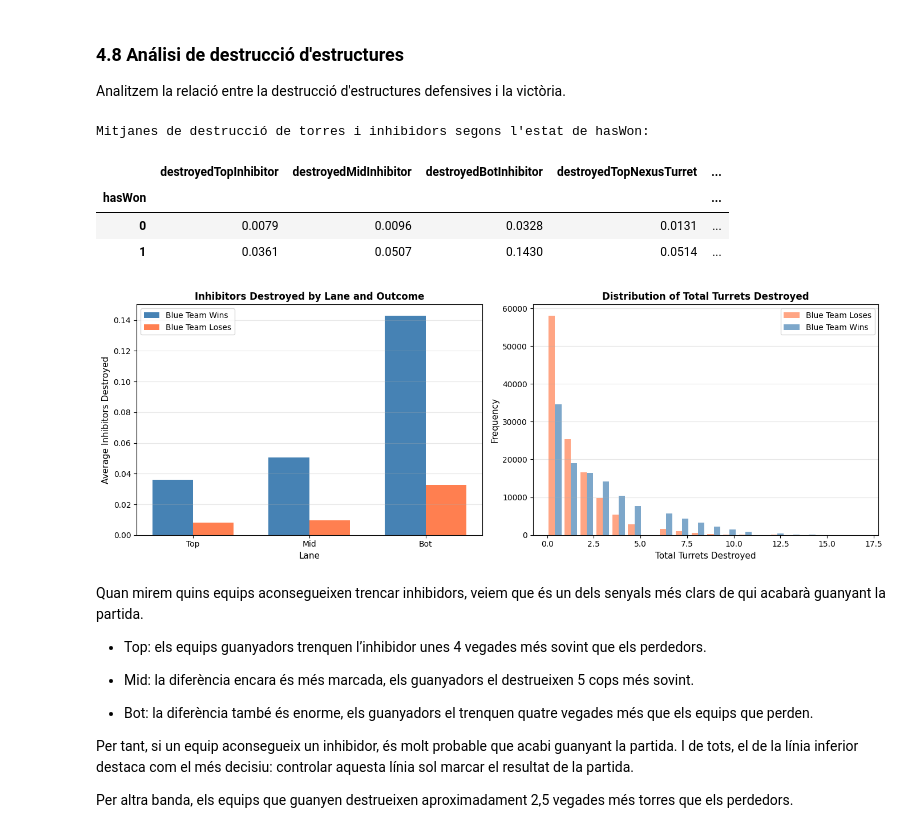
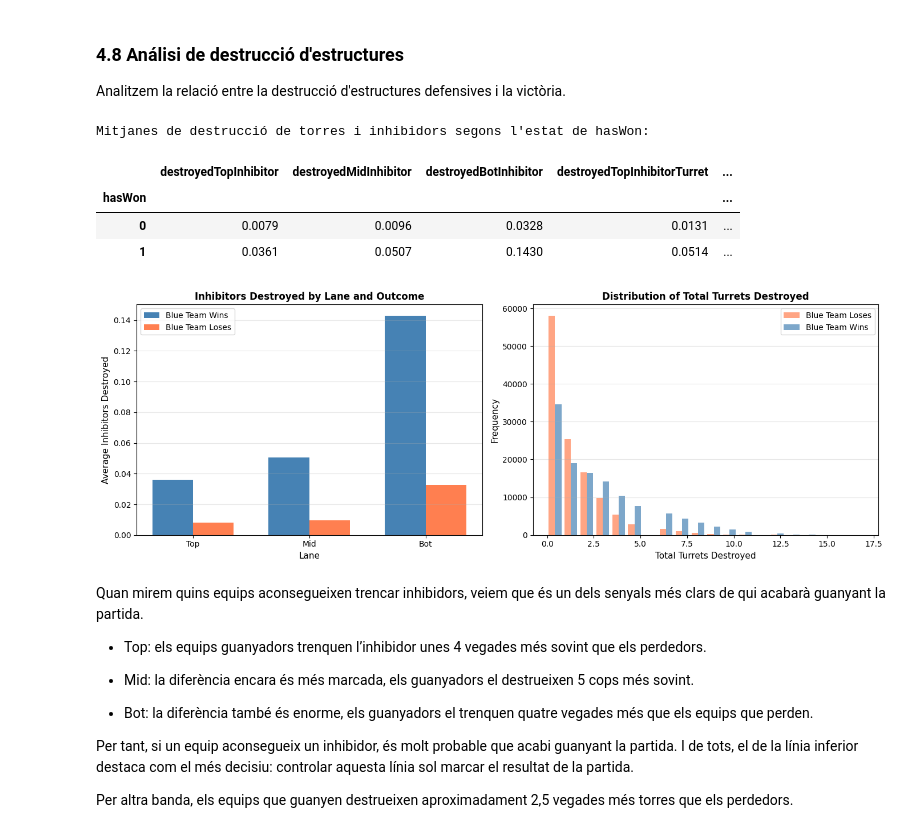
Before and after one commit to NIU1634990/kaggle_lol, a Jupyter notebook: kaggle.ipynb, the cells around one changed output. Drawn from its saved outputs; the diff is of its cells as text; code cells hidden in the pictures.

```diff
--- a/kaggle.ipynb
+++ b/kaggle.ipynb
@@ -718,19 +739,14 @@ Podem concloure que el control d'objectius (monstres) és millor predictor de vi
 ### 4.8 Análisi de destrucció d'estructures
 Analitzem la relació entre la destrucció d'estructures defensives i la victòria.
 # %%
-# Fem una còpia per no modificar el dataset original
-df_copy = df.copy()
-
-tower_inhibitor_stats = df_copy.groupby('hasWon').agg({
+tower_inhibitor_stats = df.groupby('hasWon').agg({
     'destroyedTopInhibitor': 'mean',
     'destroyedMidInhibitor': 'mean',
     'destroyedBotInhibitor': 'mean',
-    'destroyedTopNexusTurret': 'mean',
-    'destroyedMidNexusTurret': 'mean',
-    'destroyedBotNexusTurret': 'mean',
-    'destroyedTopBaseTurret': 'mean',
-    'destroyedMidBaseTurret': 'mean',
-    'destroyedBotBaseTurret': 'mean',
+    'destroyedTopInhibitorTurret': 'mean',
+    'destroyedMidInhibitorTurret': 'mean',
+    'destroyedBotInhibitorTurret': 'mean',
+    'destroyedNexusTurrets': 'mean',
     'destroyedTopInnerTurret': 'mean',
     'destroyedMidInnerTurret': 'mean',
     'destroyedBotInnerTurret': 'mean',
@@ -751,17 +767,16 @@ html = f"""
 display(HTML(html))
 
 # Nombre total de torres i inhibidors destruits
-df_copy['totalTurretsDestroyed'] = (df_copy['destroyedTopInhibitor'] + df_copy['destroyedMidInhibitor'] +
-                               df_copy['destroyedBotInhibitor'] + df_copy['destroyedTopNexusTurret'] +
-                               df_copy['destroyedMidNexusTurret'] + df_copy['destroyedBotNexusTurret'] +
-                               df_copy['destroyedTopBaseTurret'] + df_copy['destroyedMidBaseTurret'] +
-                               df_copy['destroyedBotBaseTurret'] + df_copy['destroyedTopInnerTurret'] +
-                               df_copy['destroyedMidInnerTurret'] + df_copy['destroyedBotInnerTurret'] +
-                               df_copy['destroyedTopOuterTurret'] + df_copy['destroyedMidOuterTurret'] +
-                               df_copy['destroyedBotOuterTurret'])
+df['totalTurretsDestroyed'] = (df['destroyedTopInhibitor'] + df['destroyedMidInhibitor'] +
+                               df['destroyedBotInhibitor'] + df['destroyedTopInhibitorTurret'] +
+                               df['destroyedMidInhibitorTurret'] + df['destroyedBotInhibitorTurret'] +
+                               df['destroyedNexusTurrets'] + df['destroyedTopInnerTurret'] +
+                               df['destroyedMidInnerTurret'] + df['destroyedBotInnerTurret'] +
+                               df['destroyedTopOuterTurret'] + df['destroyedMidOuterTurret'] +
+                               df['destroyedBotOuterTurret'])
 
-df_copy['totalInhibitorsDestroyed'] = (df_copy['destroyedTopInhibitor'] + df_copy['destroyedMidInhibitor'] +
-                                   df_copy['destroyedBotInhibitor'])
+df['totalInhibitorsDestroyed'] = (df['destroyedTopInhibitor'] + df['destroyedMidInhibitor'] +
+                                   df['destroyedBotInhibitor'])
 
 # Visualització
 fig, axes = plt.subplots(1, 2, figsize=(14, 5))
@@ -769,43 +784,43 @@ fig, axes = plt.subplots(1, 2, figsize=(14, 5))
 # Inhibidors per línia
 ax = axes[0]
 lanes = ['Top', 'Mid', 'Bot']
-wins_inh = [df_copy[df_copy['hasWon']==1]['destroyedTopInhibitor'].mean(),
-            df_copy[df_copy['hasWon']==1]['destroyedMidInhibitor'].mean(),
-            df_copy[df_copy['hasWon']==1]['destroyedBotInhibitor'].mean()]
-losses_inh = [df_copy[df_copy['hasWon']==0]['destroyedTopInhibitor'].mean(),
-              df_copy[df_copy['hasWon']==0]['destroyedMidInhibitor'].mean(),
-              df_copy[df_copy['hasWon']==0]['destroyedBotInhibitor'].mean()]
+wins_inh = [df[df['hasWon']==1]['destroyedTopInhibitor'].mean(),
+            df[df['hasWon']==1]['destroyedMidInhibitor'].mean(),
+            df[df['hasWon']==1]['destroyedBotInhibitor'].mean()]
+losses_inh = [df[df['hasWon']==0]['destroyedTopInhibitor'].mean(),
+              df[df['hasWon']==0]['destroyedMidInhibitor'].mean(),
+              df[df['hasWon']==0]['destroyedBotInhibitor'].mean()]
 
 x = np.arange(len(lanes))
 width = 0.35
 ax.bar(x - width/2, wins_inh, width, label='Blue Team Wins', color='steelblue')
 ax.bar(x + width/2, losses_inh, width, label='Blue Team Loses', color='coral')
 ax.set_xlabel('Lane', fontsize=11)
 ax.set_ylabel('Average Inhibitors Destroyed', fontsize=11)
 ax.set_title('Inhibitors Destroyed by Lane and Outcome', fontsize=12, fontweight='bold')
 ax.set_xticks(x)
 ax.set_xticklabels(lanes)
 ax.legend()
 ax.grid(axis='y', alpha=0.3)
 
 # Distribució del total d'estructures destruides
 ax = axes[1]
-wins_data = df_copy[df_copy['hasWon']==1]['totalTurretsDestroyed']
-losses_data = df_copy[df_copy['hasWon']==0]['totalTurretsDestroyed']
+wins_data = df[df['hasWon']==1]['totalTurretsDestroyed']
+losses_data = df[df['hasWon']==0]['totalTurretsDestroyed']
 
 ax.hist([losses_data, wins_data], bins=20, label=['Blue Team Loses', 'Blue Team Wins'],
         color=['coral', 'steelblue'], alpha=0.7)
 ax.set_xlabel('Total Turrets Destroyed', fontsize=11)
 ax.set_ylabel('Frequency', fontsize=11)
 ax.set_title('Distribution of Total Turrets Destroyed', fontsize=12, fontweight='bold')
 ax.legend()
 ax.grid(axis='y', alpha=0.3)
 
 plt.tight_layout()
 plt.show()
 # %% [output]
 Mitjanes de destrucció de torres i inhibidors segons l'estat de hasWon:
-|  | destroyedTopInhibitor | destroyedMidInhibitor | destroyedBotInhibitor | destroyedTopNexusTurret | ... |
+|  | destroyedTopInhibitor | destroyedMidInhibitor | destroyedBotInhibitor | destroyedTopInhibitorTurret | ... |
 | hasWon |  |  |  |  | ... |
 | 0 | 0.0079 | 0.0096 | 0.0328 | 0.0131 | ... |
 | 1 | 0.0361 | 0.0507 | 0.1430 | 0.0514 | ... |
```
Also changed, not shown: parts of 9 cells of this notebook.
